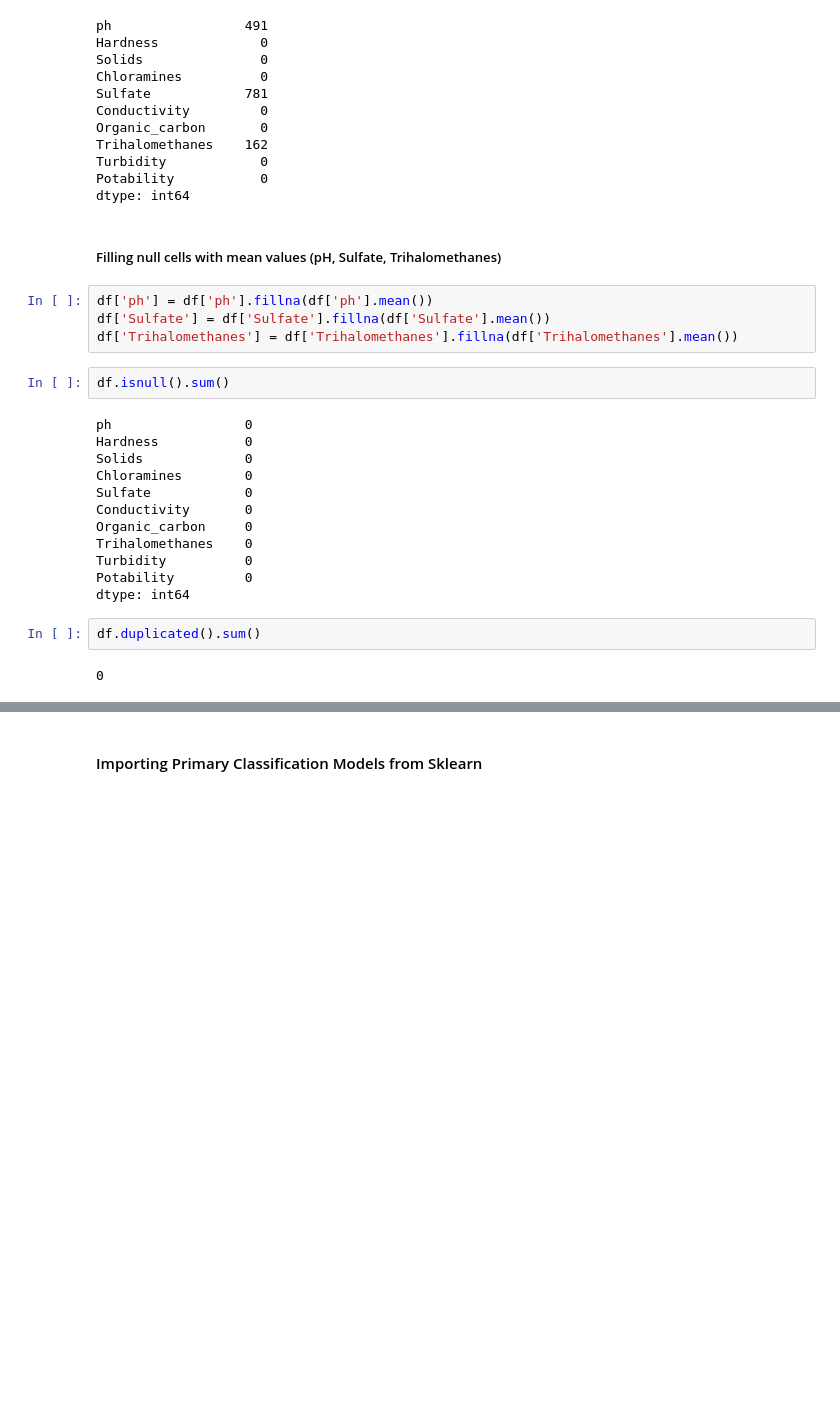
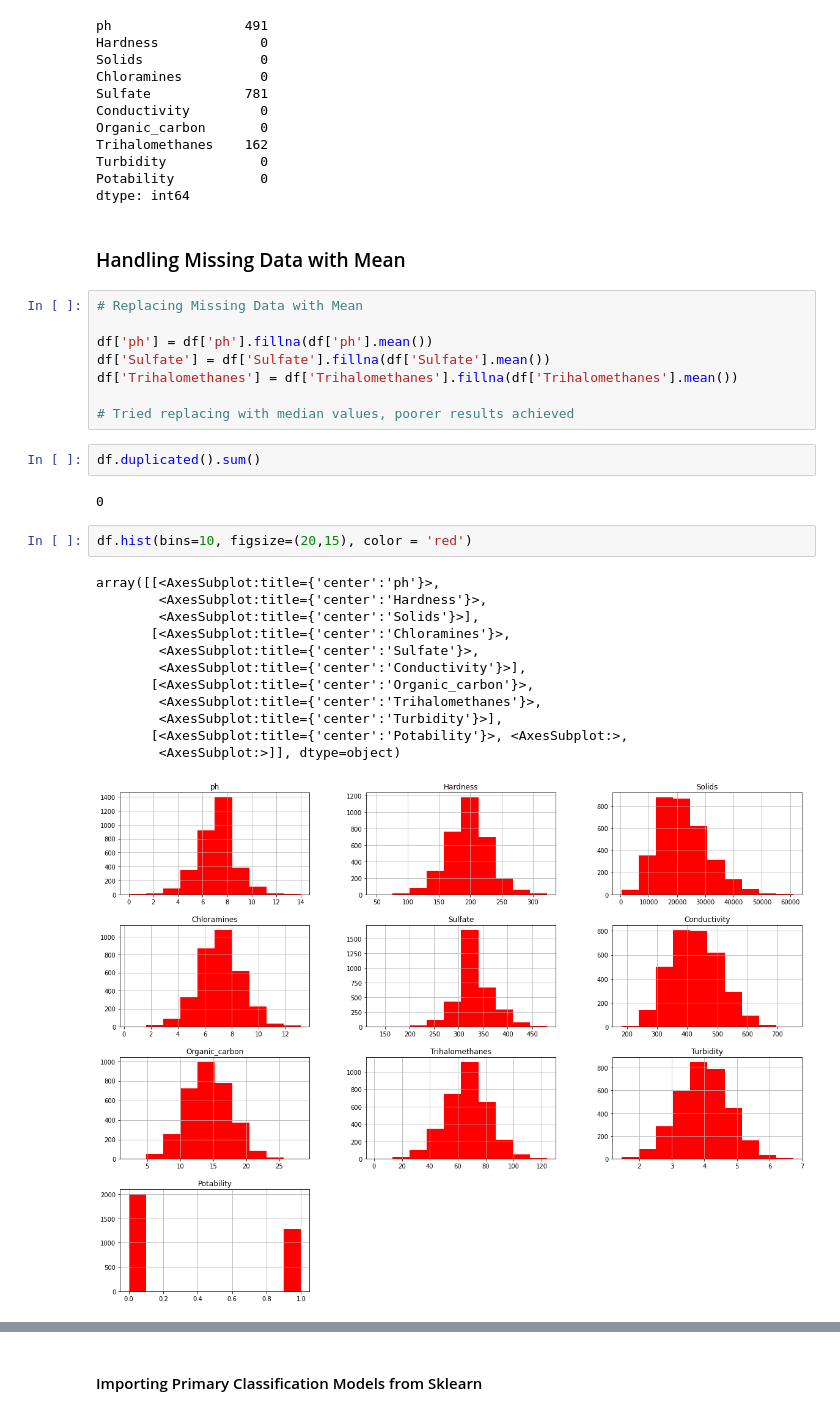
Before and after one commit to atiq-max/WaterPotability, a Jupyter notebook: Water Quality or Potability detection.ipynb, the cells around one changed output, grey strips where cells are left out. Saved outputs shown, nothing was run; the diff lists cells and outputs as text; blank space fills up the shorter version.

```diff
--- a/Water Quality or Potability detection.ipynb
+++ b/Water Quality or Potability detection.ipynb
@@ -86,29 +102,34 @@ Turbidity            0
 Potability           0
 dtype: int64
 # %% [markdown]
-##### Filling null cells with mean values (pH, Sulfate, Trihalomethanes)
+### Handling Missing Data with Mean
 # %%
+# Replacing Missing Data with Mean
+
 df['ph'] = df['ph'].fillna(df['ph'].mean())
 df['Sulfate'] = df['Sulfate'].fillna(df['Sulfate'].mean())
 df['Trihalomethanes'] = df['Trihalomethanes'].fillna(df['Trihalomethanes'].mean())
+
+# Tried replacing with median values, poorer results achieved
-# %%
-df.isnull().sum()
-# %% [output]
-ph                 0
-Hardness           0
-Solids             0
-Chloramines        0
-Sulfate            0
-Conductivity       0
-Organic_carbon     0
-Trihalomethanes    0
-Turbidity          0
-Potability         0
-dtype: int64
 # %%
 df.duplicated().sum()
 # %% [output]
 0
+# %%
+df.hist(bins=10, figsize=(20,15), color = 'red')
+# %% [output]
+array([[<AxesSubplot:title={'center':'ph'}>,
+        <AxesSubplot:title={'center':'Hardness'}>,
+        <AxesSubplot:title={'center':'Solids'}>],
+       [<AxesSubplot:title={'center':'Chloramines'}>,
+        <AxesSubplot:title={'center':'Sulfate'}>,
+        <AxesSubplot:title={'center':'Conductivity'}>],
+       [<AxesSubplot:title={'center':'Organic_carbon'}>,
+        <AxesSubplot:title={'center':'Trihalomethanes'}>,
+        <AxesSubplot:title={'center':'Turbidity'}>],
+       [<AxesSubplot:title={'center':'Potability'}>, <AxesSubplot:>,
+        <AxesSubplot:>]], dtype=object)
+[figure, added]
 # %%
 df.hist(column='ph', by='Potability', legend=True)
 df.hist(column='Hardness', by='Potability' , legend=True)
```
Also changed, not shown: parts of 26 cells of this notebook, 1 other file.
